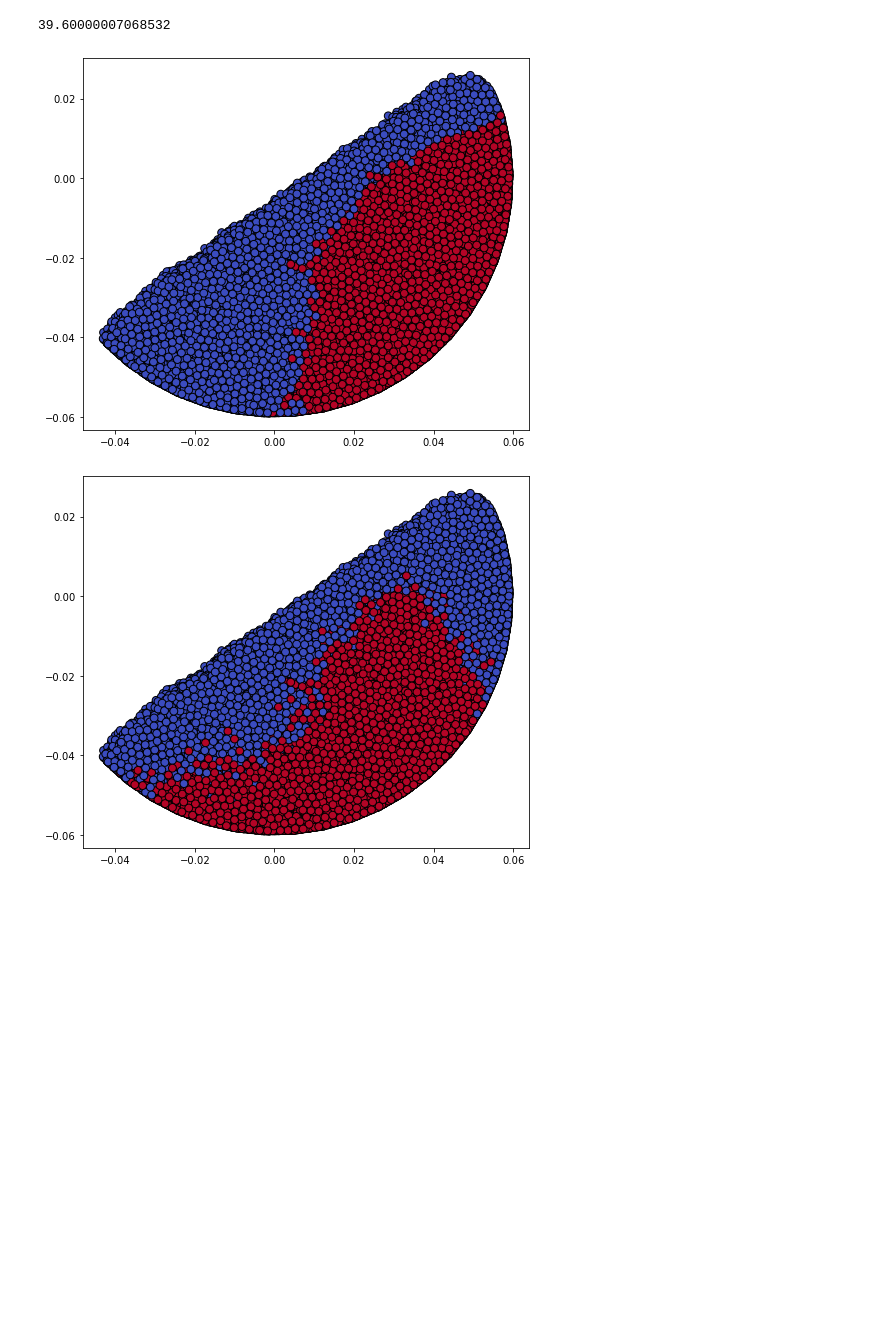
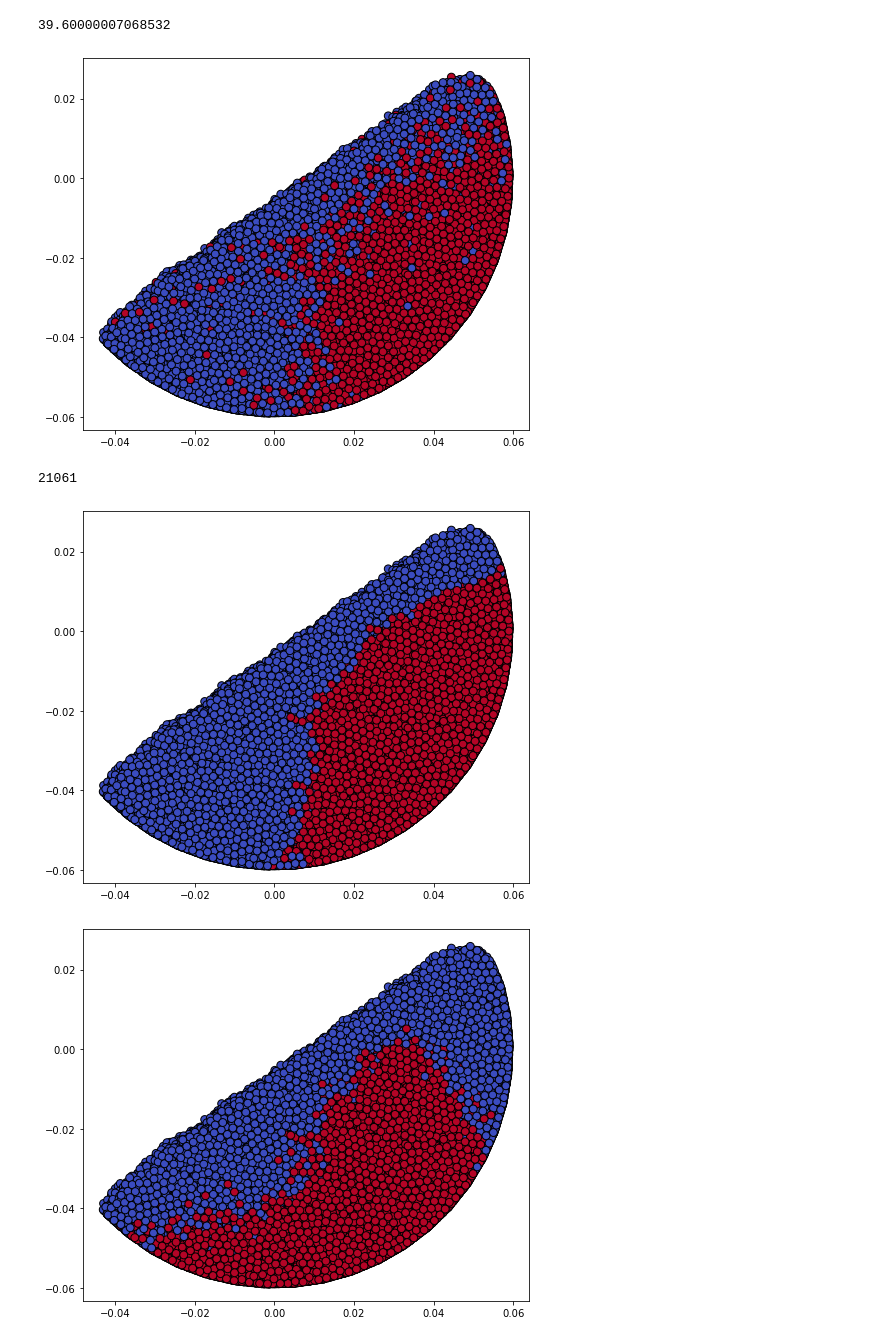
Before and after one commit to elispelis/DEM-Dissertation, a Jupyter notebook: src/analysis.ipynb, the cells around one changed output. Saved outputs shown, nothing was run; the diff lists cells and outputs as text; code cells hidden in the pictures; blank space fills up the shorter version.

```diff
--- a/src/analysis.ipynb
+++ b/src/analysis.ipynb
@@ -65,12 +71,20 @@ actual_3 = extrap.plot_particles(extrap.get_particle_coords(peak_index[11]), id_
 extrap.deck.timestepValues[peak_index[49]]
 # %% [output]
 39.60000007068532
+# %%
+pos_dict_split = extrap.import_dict(sim_path, "peak23_4x_split")
+plt.figure(figsize=(8,12))
+ex_3 = extrap.plot_particles(extrap.extrapolate_particles(extrap.get_particle_coords(peak_index[2]), pos_dict_split), id_dict, True)
+# %% [output]
+[figure, added]
 # %%
 pos_dict = extrap.import_dict(sim_path, "peak23")
+print(len(pos_dict))
 
 plt.figure(figsize=(8,12))
 ex_3 = extrap.plot_particles(extrap.extrapolate_particles(extrap.get_particle_coords(peak_index[2]), pos_dict), id_dict, True)
 # %% [output]
+21061
 [figure]
 # %%
 #get Lacey settings
```
Also changed, not shown: parts of 2 cells of this notebook, 3 other files.
